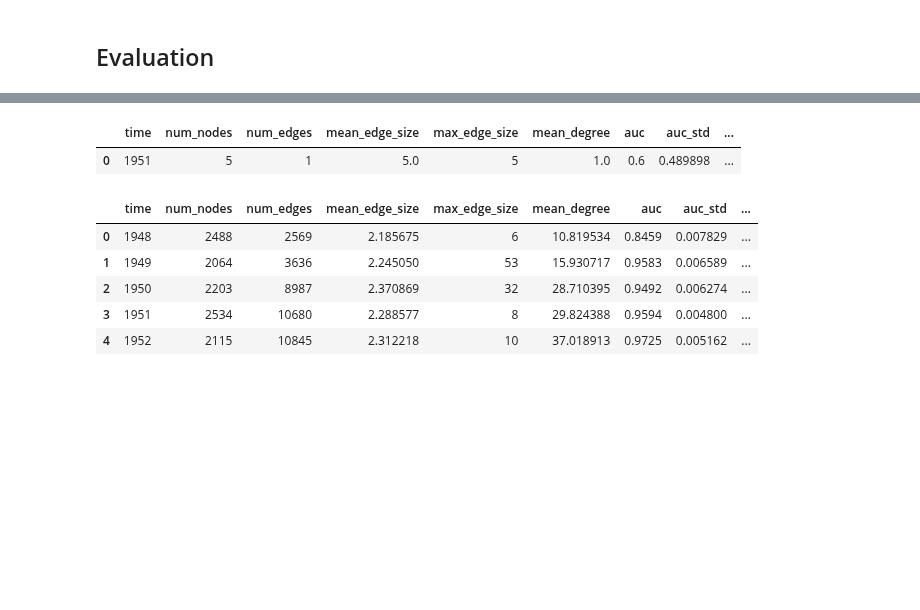
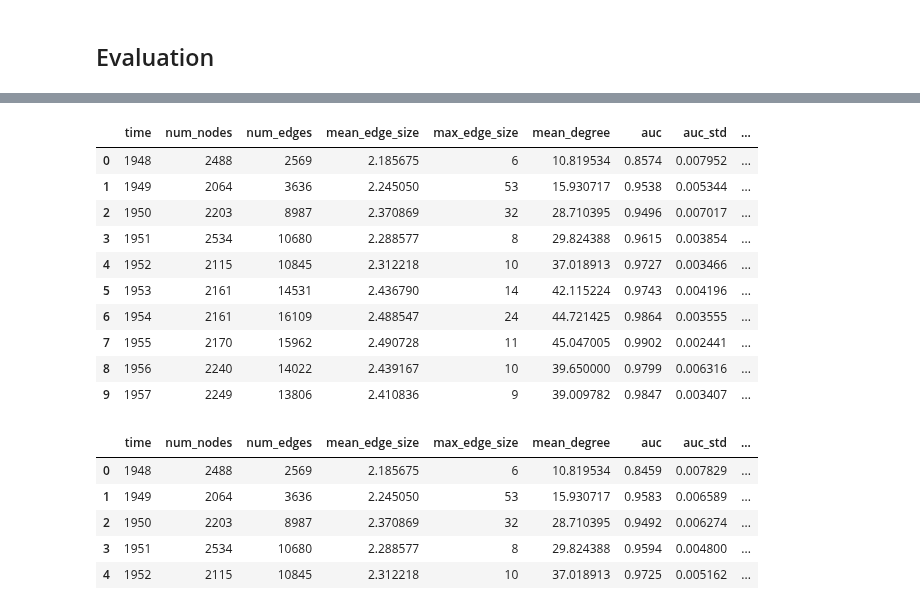
Before and after one commit to ogbanugot/hyper-novelty, a Jupyter notebook: estimate_model_medline_mesh.ipynb, the cells around one changed output, grey strips where cells are left out. Drawn from its saved outputs; the diff is of its cells as text; code cells hidden in the pictures; blank space fills up the shorter version.

```diff
--- a/estimate_model_medline_mesh.ipynb
+++ b/estimate_model_medline_mesh.ipynb
@@ -366,8 +366,6 @@ epoch 0 of 1
 subepoch 0 of 1
 batch 0 of 1
 Elapsed time: 3.982793092727661 seconds
-# %%
-thetas = [tensor.cpu().numpy() for tensor in thetas]
 # %%
 thetas=[theta.copy_to_host() for theta in thetas]
 # %%
@@ -376,11 +374,10 @@ with open('../Fitted_Model/block_model_medline_mesh_50.pkl','wb') as outfile2:
 # %% [markdown]
 ## Evaluation
 # %%
-with open('../Fitted_Model/block_model_medline_mesh_50.pkl','rb') as infile:
+with open('../Fitted_Model/block_model_medline_mesh.pkl','rb') as infile:
     thetas,likelihoods,times=pickle.load(infile)
 # %%
 from evaluate import evaluate
 # %%
-# res = evaluate(G, paper_dates, thetas)
-res = evaluate(G, [1950, 1951], thetas)
+res = evaluate(G, paper_dates, thetas)
 # %% [output]
@@ -389,10 +402,19 @@ Evaluating time 1951...
 res.to_csv("../Results/MEDLINE_MeSH_evaluation.csv", index=False)
 # res = pd.read_csv("../Results/MEDLINE_MeSH_evaluation.csv")
 # %%
-res.head()
+res.head(10)
 # %% [output]
 |  | time | num_nodes | num_edges | mean_edge_size | max_edge_size | mean_degree | auc | auc_std | ... |
-| 0 | 1951 | 5 | 1 | 5.0 | 5 | 1.0 | 0.6 | 0.489898 | ... |
+| 0 | 1948 | 2488 | 2569 | 2.185675 | 6 | 10.819534 | 0.8574 | 0.007952 | ... |
+| 1 | 1949 | 2064 | 3636 | 2.245050 | 53 | 15.930717 | 0.9538 | 0.005344 | ... |
+| 2 | 1950 | 2203 | 8987 | 2.370869 | 32 | 28.710395 | 0.9496 | 0.007017 | ... |
+| 3 | 1951 | 2534 | 10680 | 2.288577 | 8 | 29.824388 | 0.9615 | 0.003854 | ... |
+| 4 | 1952 | 2115 | 10845 | 2.312218 | 10 | 37.018913 | 0.9727 | 0.003466 | ... |
+| 5 | 1953 | 2161 | 14531 | 2.436790 | 14 | 42.115224 | 0.9743 | 0.004196 | ... |
+| 6 | 1954 | 2161 | 16109 | 2.488547 | 24 | 44.721425 | 0.9864 | 0.003555 | ... |
+| 7 | 1955 | 2170 | 15962 | 2.490728 | 11 | 45.047005 | 0.9902 | 0.002441 | ... |
+| 8 | 1956 | 2240 | 14022 | 2.439167 | 10 | 39.650000 | 0.9799 | 0.006316 | ... |
+| 9 | 1957 | 2249 | 13806 | 2.410836 | 9 | 39.009782 | 0.9847 | 0.003407 | ... |
 # %%
 res.head()
 # %% [output]
```
Also changed, not shown: parts of 4 cells of this notebook, 2 other files.
